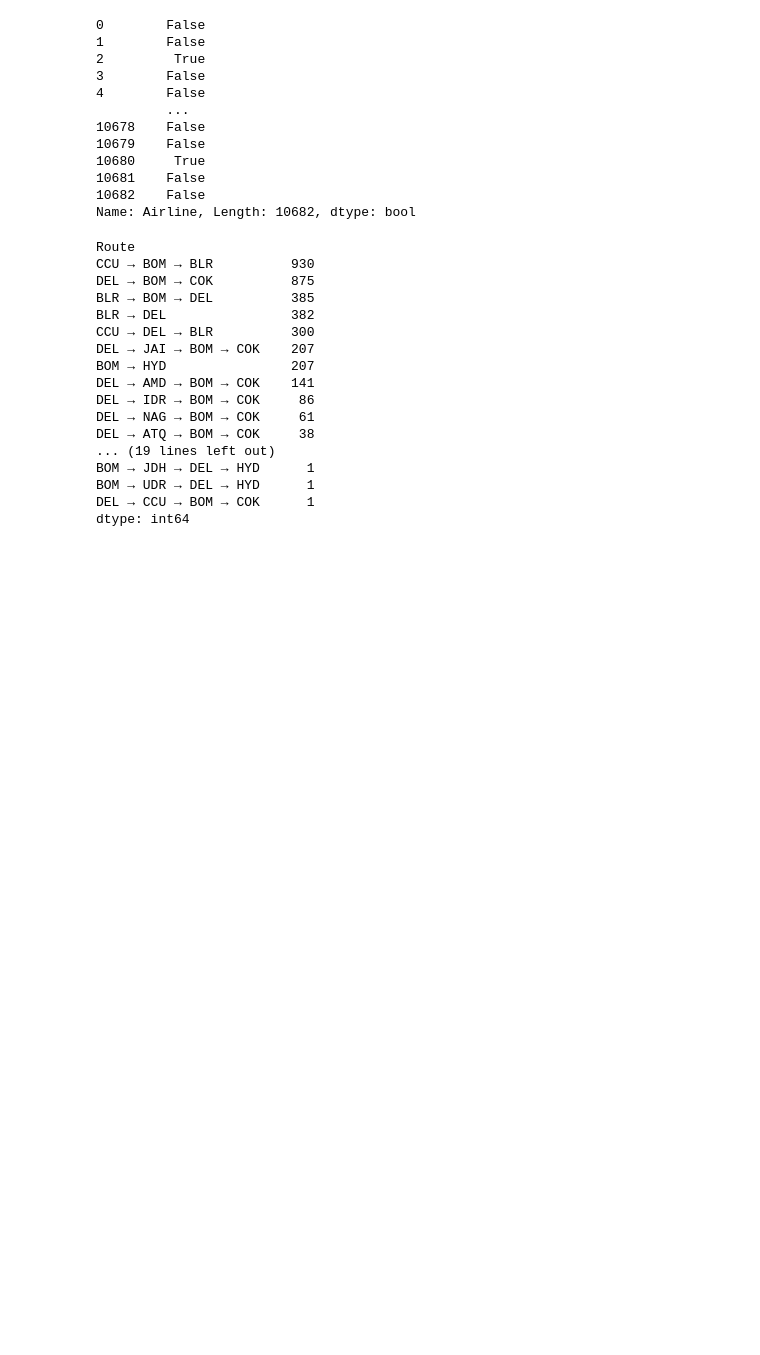
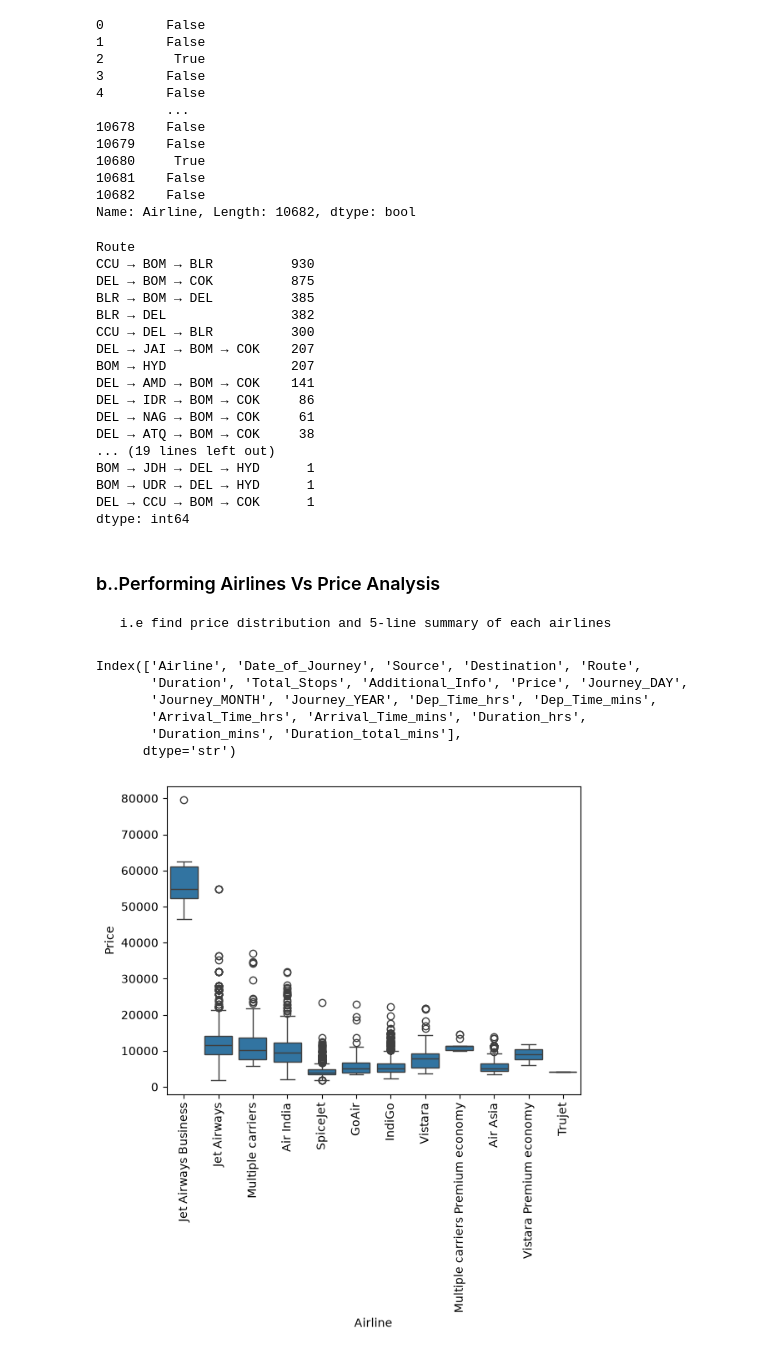
Before and after one commit to CyberWol-12/Airline-Fare-Prediction, a Jupyter notebook: flight_prediction.ipynb, the cells around one changed output. Saved outputs shown, nothing was run; the diff lists cells and outputs as text; code cells hidden in the pictures; blank space fills up the shorter version.

Commit message:
boxplot

```diff
--- a/flight_prediction.ipynb
+++ b/flight_prediction.ipynb
@@ -851,3 +851,21 @@ BOM → JDH → DEL → HYD      1
 BOM → UDR → DEL → HYD      1
 DEL → CCU → BOM → COK      1
 dtype: int64
+# %% [markdown]
+### b..Performing Airlines Vs Price Analysis
+     i.e find price distribution and 5-line summary of each airlines
+# %%
+df.columns
+# %% [output]
+Index(['Airline', 'Date_of_Journey', 'Source', 'Destination', 'Route',
+       'Duration', 'Total_Stops', 'Additional_Info', 'Price', 'Journey_DAY',
+       'Journey_MONTH', 'Journey_YEAR', 'Dep_Time_hrs', 'Dep_Time_mins',
+       'Arrival_Time_hrs', 'Arrival_Time_mins', 'Duration_hrs',
+       'Duration_mins', 'Duration_total_mins'],
+      dtype='str')
+# %%
+sns.boxplot(x = 'Airline',y = 'Price',data = df.sort_values('Price',ascending=False))
+plt.xticks(rotation = 'vertical')
+plt.show()
+# %% [output]
+[figure, added]
```
Also changed, not shown: parts of 1 cell of this notebook.
